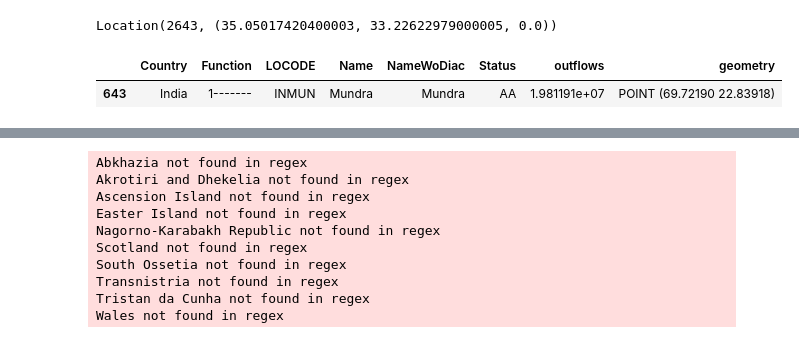
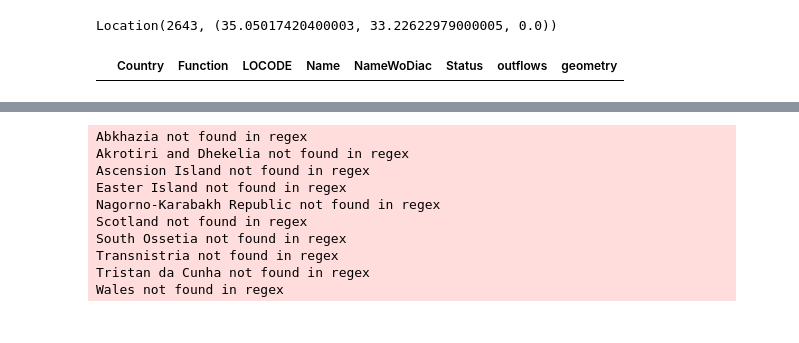
Before and after one commit to nakulBageja/Pharma-Scope-3, a Jupyter notebook: Get_Location.ipynb, the cells around one changed output, grey strips where cells are left out. Cells and saved outputs as stored; diff of their text form; code cells hidden in the pictures.

```diff
--- a/Get_Location.ipynb
+++ b/Get_Location.ipynb
@@ -40,10 +40,9 @@ Location(2643, (35.05017420400003, 33.22622979000005, 0.0))
 import geopandas as gpd
 ports = gpd.read_file('Data/attributed_ports.geojson')
 # %%
-ports[ports['Name'] == 'Mundra']
+ports[ports['geometry'].x == 28]
 # %% [output]
 |  | Country | Function | LOCODE | Name | NameWoDiac | Status | outflows | geometry |
-| 643 | India | 1------- | INMUN | Mundra | Mundra | AA | 1.981191e+07 | POINT (69.72190 22.83918) |
 # %%
 ports_df = ports[['Country','Name','geometry']].copy()
 ports_df['latitude'] = ports_df.geometry.apply(lambda p: p.y)
```
Also changed, not shown: parts of 5 cells of this notebook, 2 other files.
